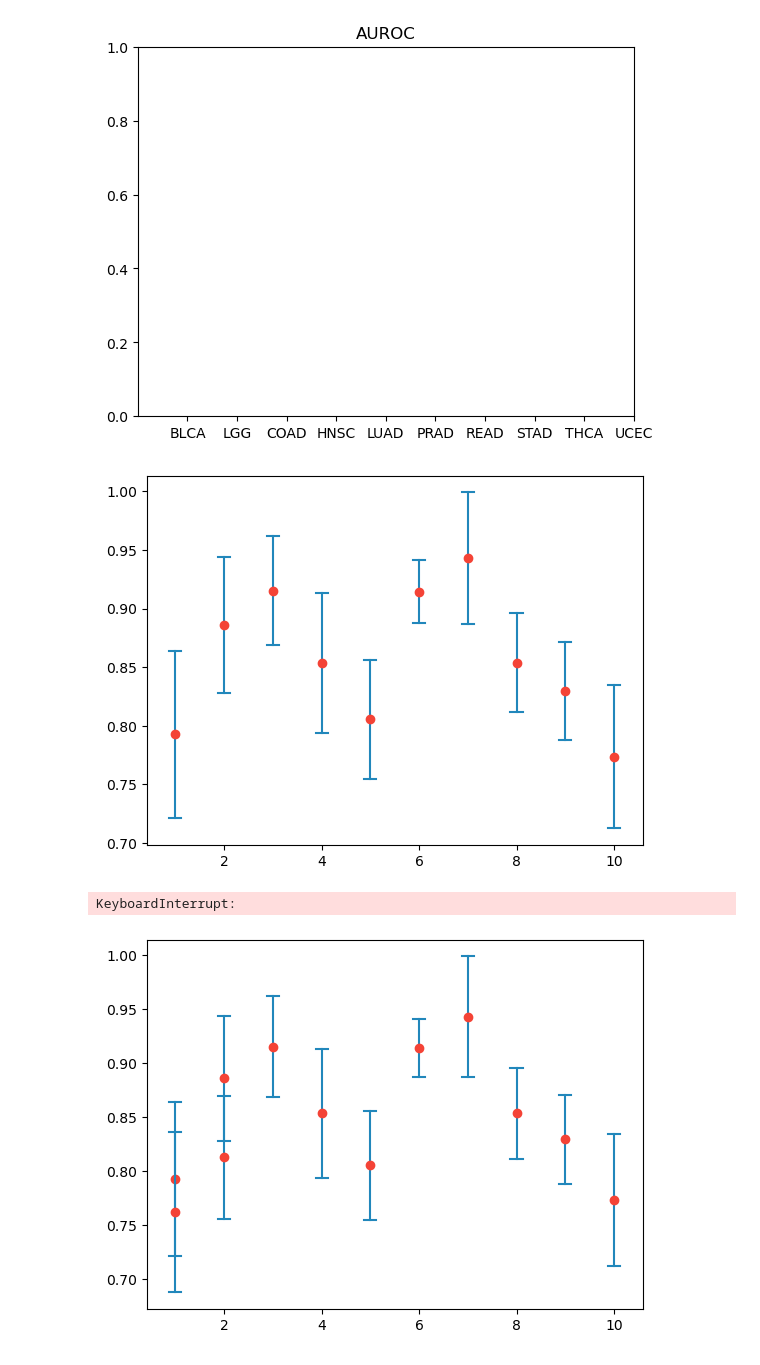
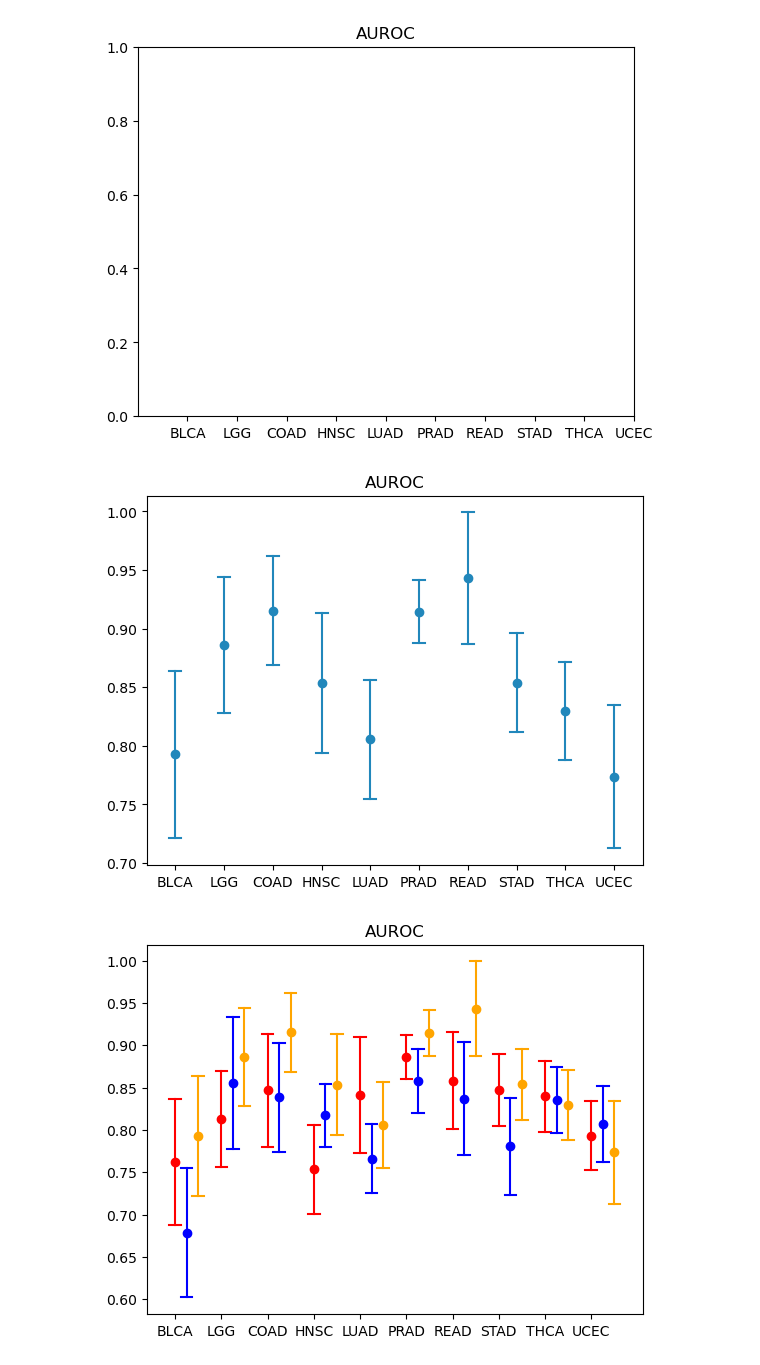
Before and after one commit to renaldyh27/DSC180-Q1-Project, a Jupyter notebook: Fig5a Replication Code.ipynb, the cells around one changed output. Drawn from its saved outputs; the diff is of its cells as text; code cells hidden in the pictures.

Commit message:
added auroc graph for all three datasets

```diff
--- a/Fig5a Replication Code.ipynb
+++ b/Fig5a Replication Code.ipynb
@@ -44,7 +47,7 @@ fungi_high_coverage = fungi_high_coverage.filter(items = samples, axis=0)
 fungi_WSI_intersect = fungi_WSI_intersect.filter(items = samples, axis=0)
 cancer_types = pd.get_dummies(fungi_metadata['disease_type']) #one hot encode disease types
 
-datasets = [fungi_decontaminated, fungi_high_coverage, fungi_WSI_intersect]
+datasets = [ fungi_high_coverage, fungi_WSI_intersect, fungi_decontaminated]
 # %%
 def plot_confidence_interval(x, values, z=1.96, color='#2187bb', horizontal_line_width=0.25):
     mean = np.mean(values)
@@ -58,7 +61,7 @@ def plot_confidence_interval(x, values, z=1.96, color='#2187bb', horizontal_line
     plt.plot([x, x], [top, bottom], color=color)
     plt.plot([left, right], [top, top], color=color)
     plt.plot([left, right], [bottom, bottom], color=color)
-    plt.plot(x, mean, 'o', color='#f44336')
+    plt.plot(x, mean, 'o', color=color)
 
     return mean, confidence_interval
 
@@ -78,7 +81,7 @@ def cross_validation(model, _X, _y, _cv=10):
                             y=_y,
                             cv=_cv,
                             scoring=_scoring,
-                            return_train_score=True,error_score=0)
+                            return_train_score=True)
 
     return {"Training ROC_AUC scores": results['train_roc_auc'],
           #"Mean Training ROC_AUC": results['train_roc_auc'].mean()*100,
@@ -126,23 +129,32 @@ x_ticks = plt.xticks(range(1, len(cancer_types.columns)+1), [abbreviate(cancer,t
 title = plt.title('AUROC')
 plt.show()
 # %% [output]
-[figure, old version]
+[figure, new version]
+# %%
+colors = ['red','blue','orange']
 # %%
 ## AUTOMATION TIME! ##
-for data in datasets:
-    X = data
+x_loc = 0
+for data in range(len(datasets)):
+
+    X = datasets[data]
+    color = colors[data]
+
+    if data > 0 :
+        x_loc += .25
     for i, cancer in enumerate(cancer_types.columns, start=1):
+
             y = cancer_types[cancer].values #array format for cross validation
 
+            clf_result = cross_validation(clf, X, y,)
+            plt_data = clf_result['Validation ROC_AUC scores']
 
-            clf_result = cross_validation(clf, X, y)
-
-            plt_data = clf_result['Validation ROC_AUC scores']
-            plot_confidence_interval(i, plt_data)
+            plot_confidence_interval(i+x_loc, plt_data,color=color)
 
             #TODO: implement code to organize store predictions
 
+x_ticks = plt.xticks(range(1, len(cancer_types.columns)+1), [abbreviate(cancer,tcga_abbrev) for cancer in cancer_types.columns])
+title = plt.title('AUROC')
 plt.show()
 # %% [output]
-KeyboardInterrupt:
-[figure, old version]
+[figure, new version]
```
Also changed, not shown: parts of 1 cell of this notebook.
